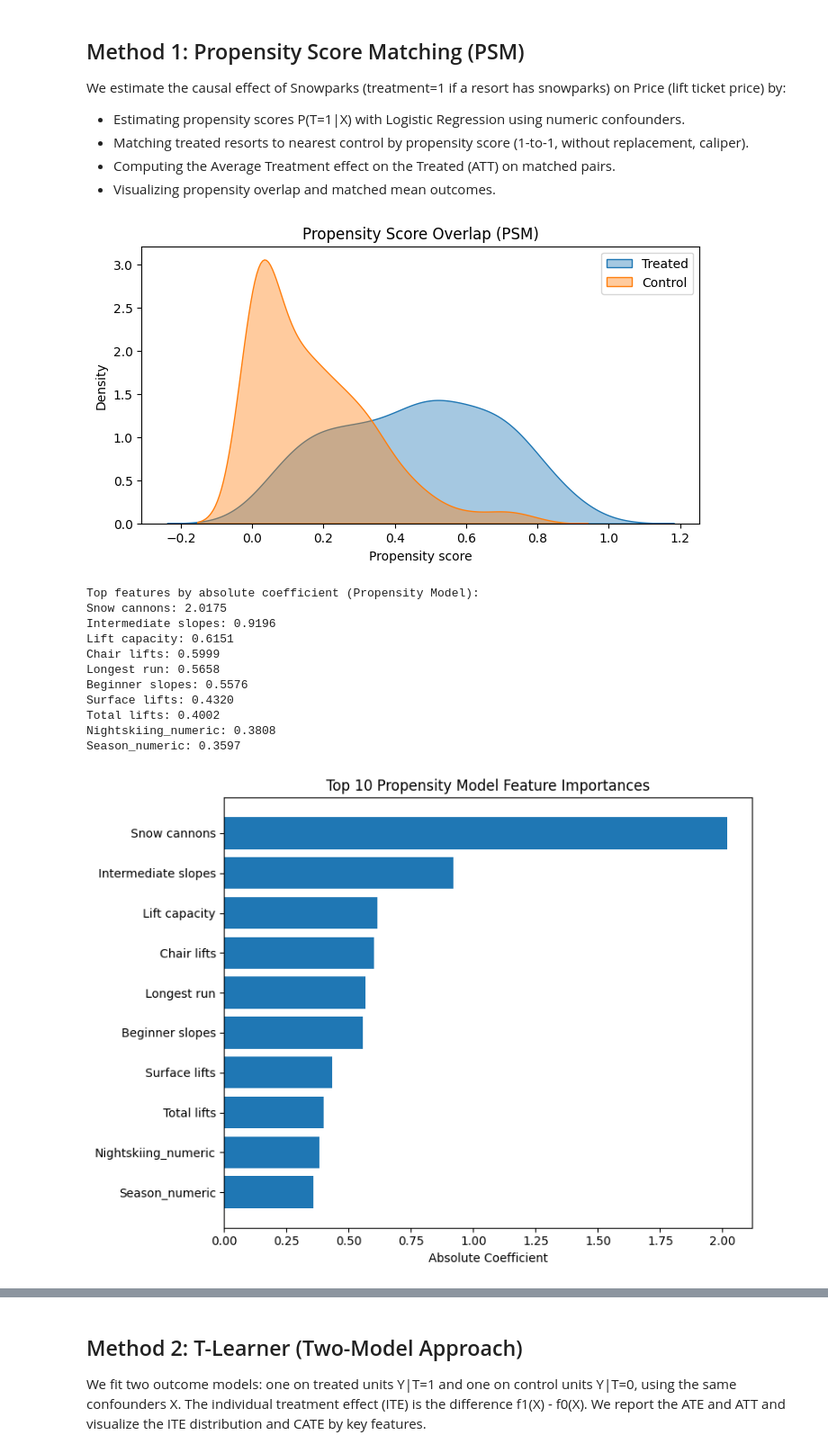
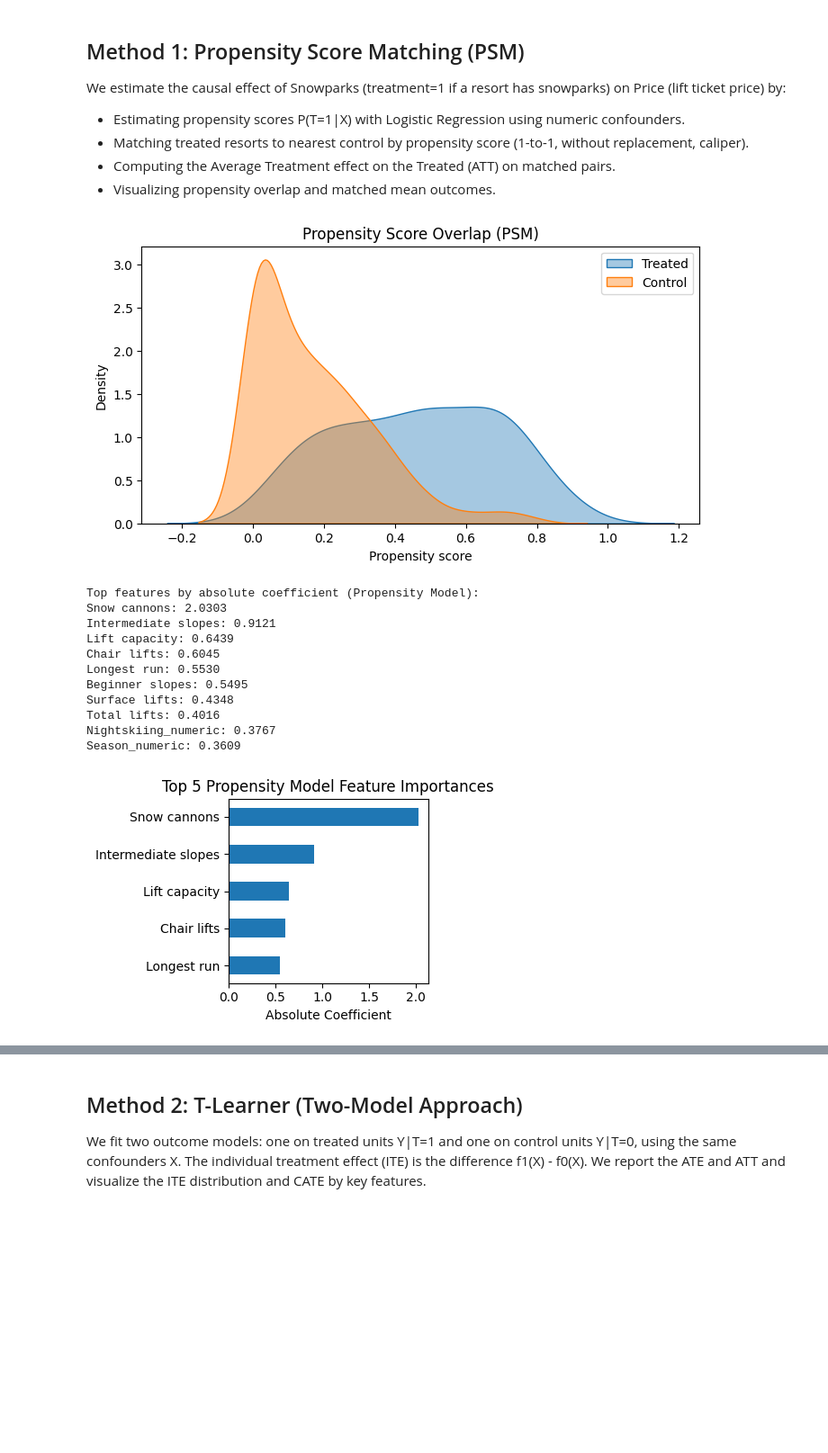
Before and after one commit to matansol/causal-inference-course, a Jupyter notebook: project/project.ipynb, the cells around one changed output, grey strips where cells are left out. Shown at 90% size. Drawn from its saved outputs; the diff is of its cells as text; code cells hidden in the pictures; blank space fills up the shorter version.

```diff
--- a/project/project.ipynb
+++ b/project/project.ipynb
@@ -679,7 +738,7 @@ if target == 'Rank':
 else:
     df = merged
 numeric_cols = df.select_dtypes(include=[np.number]).columns
-confounders = [col for col in numeric_cols if col not in ['Price', 'Rank', 'rank']]
+confounders = [col for col in numeric_cols if col not in ['Price', 'Rank', 'rank', 'ID', 'Snowparks_numeric', 'Resort_numeric']]
 X = df[confounders]
 treatment = 'Snowparks_numeric' #'Nightskiing'
 # T = df_student[treatment]
@@ -688,3 +747,4 @@ X = df[confounders]
 # Remove the treatment column from confounders and select only those columns
 # Split the data into train and test sets
 X_train, X_test, y_train, y_test = train_test_split(X, y, test_size=0.2, random_state=42)
+confounders
@@ -770,19 +845,20 @@ XGBoost Metrics:
 # %%
 # Show the most important features for the Random Forest model (rf)
-importances = rf.feature_importances_
+importances_target = rf.feature_importances_
 feature_names = X_train.columns
 
 # Sort features by importance
-sorted_idx = importances.argsort()[::-1]
+sorted_idx = importances_target.argsort()[::-1]
+target_importances_features_names = feature_names[sorted_idx[:10]]
 print("Top features by importance (Random Forest):")
 for i in sorted_idx[:10]:
-    print(f"{feature_names[i]}: {importances[i]:.3f}")
+    print(f"{feature_names[i]}: {importances_target[i]:.3f}")
 
 # Plot feature importances
 import matplotlib.pyplot as plt
 
 plt.figure(figsize=(8, 6))
-plt.barh([feature_names[i] for i in sorted_idx[:10]], importances[sorted_idx[:10]])
+plt.barh([feature_names[i] for i in sorted_idx[:10]], importances_target[sorted_idx[:10]])
 plt.xlabel("Feature Importance")
 plt.title("Top 10 Random Forest Feature Importances")
 plt.gca().invert_yaxis()
@@ -904,49 +1017,50 @@ if constant_cols:
 # Standardize X for logistic regression stability
 scaler = StandardScaler()
 X_scaled = scaler.fit_transform(X)
 
 # Propensity model
 logit = LogisticRegression(max_iter=200, solver='lbfgs')
 logit.fit(X_scaled, psm_df[T_COL])
 ps = logit.predict_proba(X_scaled)[:, 1]
 psm_df['propensity'] = ps
 
 # Check overlap plot
 plt.figure(figsize=(8,4))
 sns.kdeplot(psm_df.loc[psm_df[T_COL]==1, 'propensity'], label='Treated', fill=True, alpha=0.4)
 sns.kdeplot(psm_df.loc[psm_df[T_COL]==0, 'propensity'], label='Control', fill=True, alpha=0.4)
 plt.title('Propensity Score Overlap (PSM)')
 plt.xlabel('Propensity score')
 plt.ylabel('Density')
 plt.legend()
 plt.show()
 
 # Show the most important features of the propensity model (Logistic Regression)
-feature_importance = np.abs(logit.coef_[0])
-sorted_idx = np.argsort(feature_importance)[::-1]
+feature_importance_treatment = np.abs(logit.coef_[0])
+sorted_idx = np.argsort(feature_importance_treatment)[::-1]
+treatment_feature_names = X.columns[sorted_idx[:5]]
 print("Top features by absolute coefficient (Propensity Model):")
 for i in sorted_idx[:10]:
-    print(f"{X.columns[i]}: {feature_importance[i]:.4f}")
+    print(f"{X.columns[i]}: {feature_importance_treatment[i]:.4f}")
 
-# Plot feature importances
-plt.figure(figsize=(8, 6))
-plt.barh([X.columns[i] for i in sorted_idx[:10]], feature_importance[sorted_idx[:10]])
+# Plot feature importances with smaller bar width
+plt.figure(figsize=(4, 3))
+plt.barh([X.columns[i] for i in sorted_idx[:5]], feature_importance_treatment[sorted_idx[:5]], height=0.5)
 plt.xlabel("Absolute Coefficient")
-plt.title("Top 10 Propensity Model Feature Importances")
+plt.title("Top 5 Propensity Model Feature Importances")
 plt.gca().invert_yaxis()
 plt.tight_layout()
 plt.show()
 # %% [output]
-[figure, old version]
+[figure, new version]
 Top features by absolute coefficient (Propensity Model):
-Snow cannons: 2.0175
-Intermediate slopes: 0.9196
-Lift capacity: 0.6151
-Chair lifts: 0.5999
-Longest run: 0.5658
-Beginner slopes: 0.5576
-Surface lifts: 0.4320
-Total lifts: 0.4002
-Nightskiing_numeric: 0.3808
-Season_numeric: 0.3597
+Snow cannons: 2.0303
+Intermediate slopes: 0.9121
+Lift capacity: 0.6439
+Chair lifts: 0.6045
+Longest run: 0.5530
+Beginner slopes: 0.5495
+Surface lifts: 0.4348
+Total lifts: 0.4016
+Nightskiing_numeric: 0.3767
+Season_numeric: 0.3609
-[figure, old version]
+[figure, new version]
```
Also changed, not shown: parts of 33 cells of this notebook.
